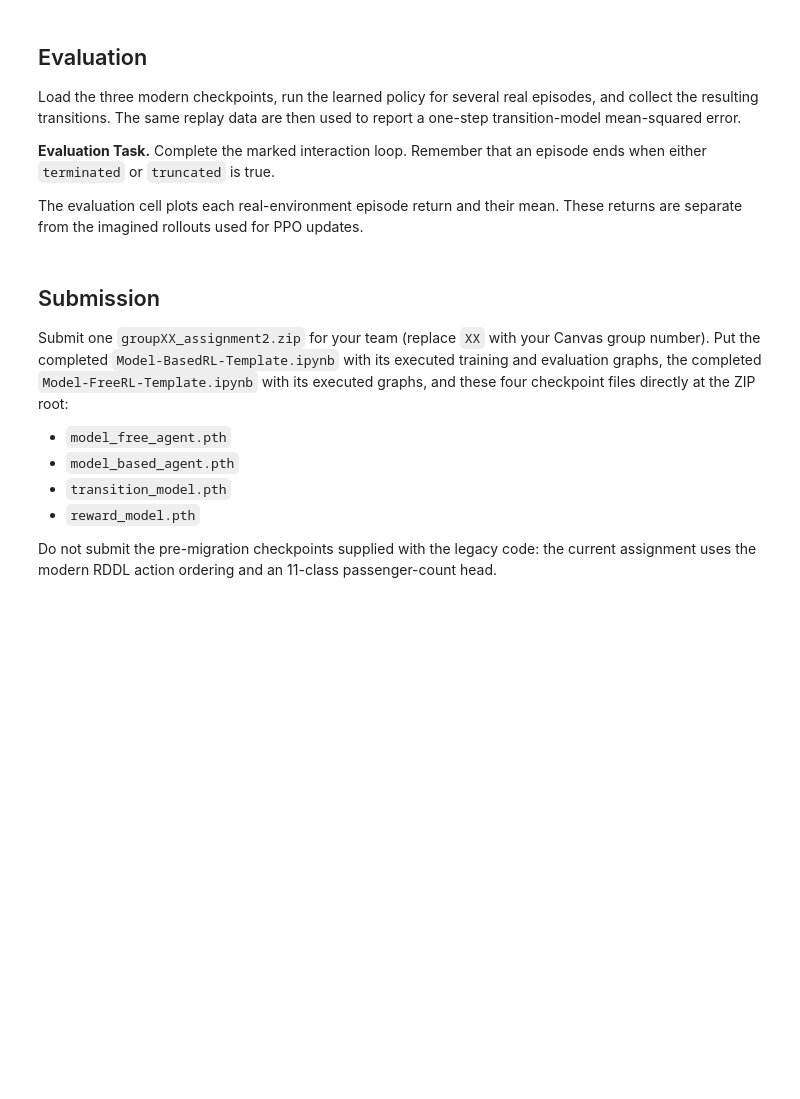
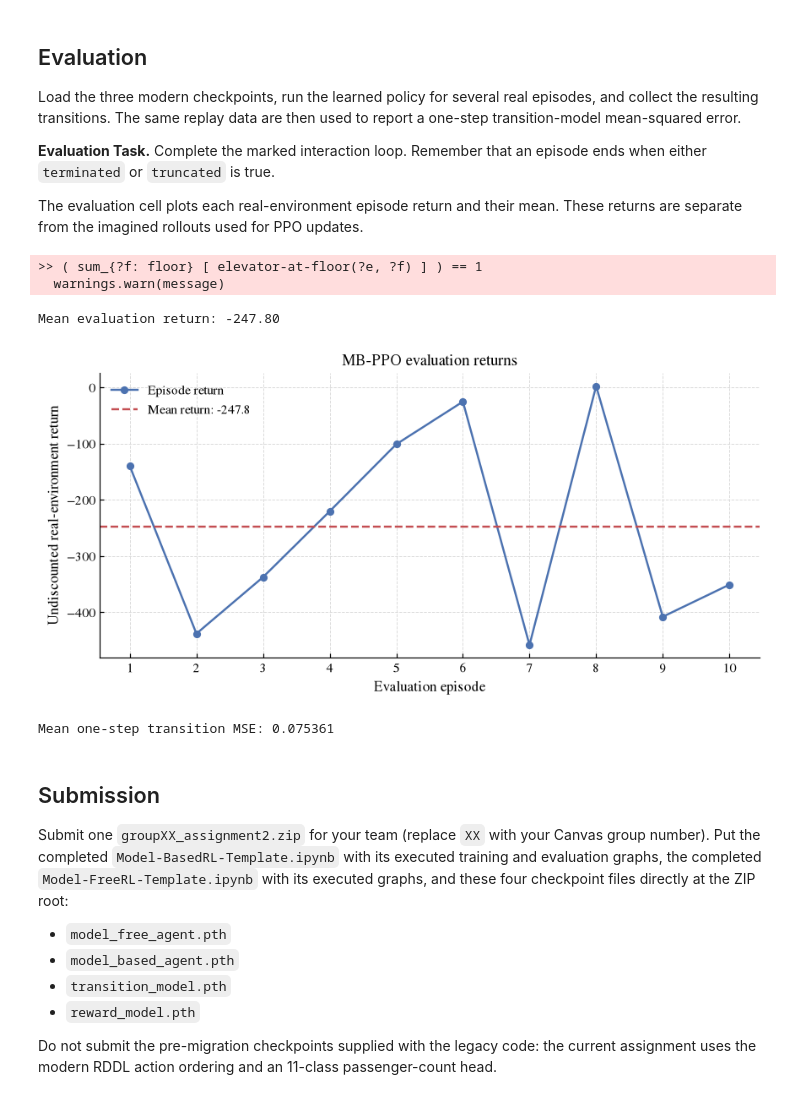
Before and after one commit to junghyukie/Assignment2CS4246, a Jupyter notebook: Model-BasedRL-Template.ipynb, the cells around one changed output. Drawn from its saved outputs; the diff is of its cells as text; code cells hidden in the pictures; blank space fills up the shorter version.

```diff
--- a/Model-BasedRL-Template.ipynb
+++ b/Model-BasedRL-Template.ipynb
@@ -493,10 +559,13 @@ def construct_predicted_next_state(model_outputs):
 
     ### ------------- TASK MB7 ------------- ###
     ### ----- YOUR CODES START HERE ------ ###
-    num_in_elevator = ?
-    elevator_up = ?
-    elevator_closed = ?
-    elevator_floor = ?
+    num_in_elevator = num_in_elevator_logits.argmax(dim=-1, keepdim=True)
+    elevator_up = elevator_up_logits.argmax(dim=-1, keepdim=True)
+    elevator_closed = elevator_closed_logits.argmax(dim=-1, keepdim=True)
+    elevator_floor = F.one_hot(
+        elevator_floor_logits.argmax(dim=-1),
+        num_classes=elevator_floor_logits.shape[-1],
+    )
     ### ------ YOUR CODES END HERE ------- ###
 
     ground_floor_waiting = torch.zeros_like(waiting_samples[0])
@@ -1000,7 +1133,29 @@ for episode in tqdm.tqdm(range(NUM_EVALUATION_EPISODES)):
     ### ----- YOUR CODES START HERE ------ ###
     # Reset the environment, act until terminated or truncated, accumulate the
     # undiscounted return, and add each transition to evaluation_replay.
-    ?
+    state, _ = evaluation_env.reset(seed=SEED + episode)
+    episode_return = 0.0
+    while True:
+        with torch.no_grad():
+            action, _ = evaluation_agent.get_action(
+                torch.as_tensor(state, dtype=torch.float32, device=device)
+            )
+        action = action.item()
+        next_state, reward, terminated, truncated, _ = evaluation_env.step(action)
+        done = terminated or truncated
+        episode_return += reward
+        add_to_replay_buffer(
+            evaluation_replay,
+            state,
+            action,
+            normalize_reward(reward),
+            next_state,
+            float(done),
+        )
+        state = next_state
+        if done:
+            break
+    episode_returns.append(episode_return)
     ### ------ YOUR CODES END HERE ------- ###
 
 evaluation_env.close()
@@ -1009,37 +1164,45 @@ print(f"Mean evaluation return: {np.mean(episode_returns):.2f}")
 if episode_returns:
     fig, ax = plt.subplots(figsize=(8, 4))
     episode_numbers = np.arange(1, len(episode_returns) + 1)
-    ax.plot(episode_numbers, episode_returns, marker="o", label="Episode return")
+    ax.plot(
+        episode_numbers, episode_returns, marker="o", markersize=5,
+        color=PAPER_BLUE, label="Episode return"
+    )
     ax.axhline(
-        np.mean(episode_returns), color="tab:orange", linestyle="--",
+        np.mean(episode_returns), color=PAPER_RED, linestyle="--",
         label=f"Mean return: {np.mean(episode_returns):.1f}"
     )
     ax.set_xticks(episode_numbers)
     ax.set_xlabel("Evaluation episode")
     ax.set_ylabel("Undiscounted real-environment return")
     ax.set_title("MB-PPO evaluation returns")
-    ax.grid(alpha=0.25)
     ax.legend()
     fig.tight_layout()
     plt.show()
 
 transition_errors = []
 number_of_batches = min(20, len(evaluation_replay) // MODEL_BATCH_SIZE)
 with torch.no_grad():
     for _ in range(number_of_batches):
         batch = sample_batch(evaluation_replay, MODEL_BATCH_SIZE)
         states, actions, _, next_states, _ = batch
         predicted_next_states = construct_predicted_next_state(
             evaluation_transition_model(states, actions)
         )
         transition_errors.append(
             F.mse_loss(predicted_next_states, next_states).item()
         )
 
 if transition_errors:
     print(f"Mean one-step transition MSE: {np.mean(transition_errors):.6f}")
 else:
     print("Not enough evaluation transitions to compute model error.")
+# %% [output]
+>> ( sum_{?f: floor} [ elevator-at-floor(?e, ?f) ] ) == 1
+  warnings.warn(message)
+Mean evaluation return: -247.80
+[figure, added]
+Mean one-step transition MSE: 0.075361
 # %% [markdown]
 ## Submission
 
```
Also changed, not shown: parts of 13 cells of this notebook.
